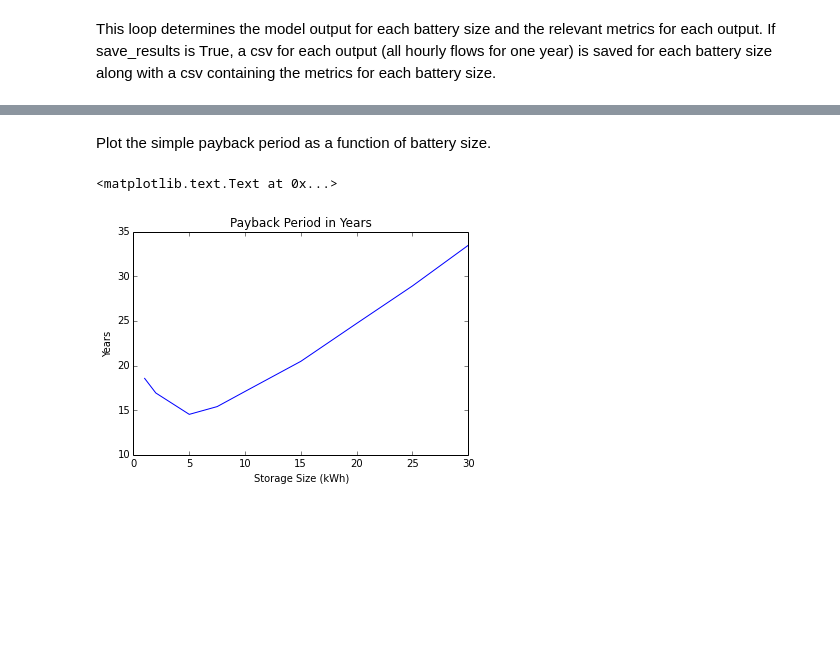
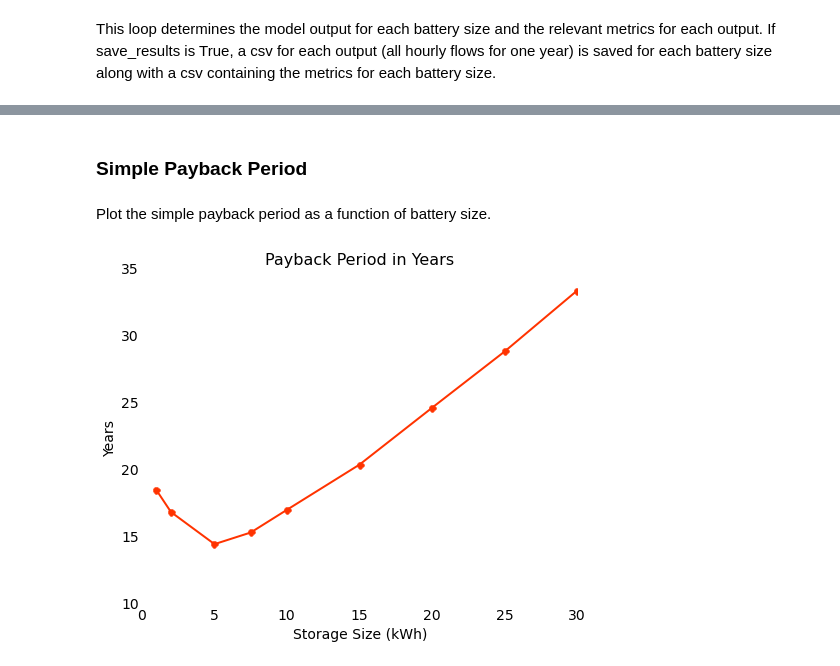
Before and after one commit to CoryVegan/demandside_storage, a Jupyter notebook: analysis.ipynb, the cells around one changed output, grey strips where cells are left out. Drawn from its saved outputs; the diff is of its cells as text; code cells hidden in the pictures; blank space fills up the shorter version.

Commit message:
complete bat size analysis

```diff
--- a/analysis.ipynb
+++ b/analysis.ipynb
@@ -57,7 +66,8 @@ max_dod = .2
 # %% [markdown]
 This loop determines the model output for each battery size and the relevant metrics for each output.  If save_results is True, a csv for each output (all hourly flows for one year) is saved for each battery size along with a csv containing the metrics for each battery size.
 # %%
-save_results = True
+save_results = False
+
 t0 = time.time()
 
 for i, bat_size in enumerate(battery_sizes):
@@ -94,10 +104,11 @@ for i, bat_size in enumerate(battery_sizes):
     all_metrics['Peak kWh Shaved'][bat_size] = metrics['Peak kWh Shaved']
     all_metrics['% Peak kWh Shaved'][bat_size] = metrics['% Peak kWh Shaved']
     all_metrics['PBP'][bat_size] = metrics['PBP']
+    all_metrics['Annual Savings'][bat_size] = metrics['Annual Savings']
+    all_metrics['% Annual Cost Savings'][bat_size] = metrics['% Annual Cost Savings']
 
 if save_results == True: all_metrics.to_csv('results/storage_size/all_metrics_storage_size.csv')
 
 t1 = time.time()
-
 print 'Time for model run:',round(t1-t0,1),'s'
 # %% [output]
@@ -105,10 +127,36 @@ Time for model run: 151.1 s
+# %% [markdown]
+### Simple Payback Period
 # %% [markdown]
 Plot the simple payback period as a function of battery size.
-# %%
-all_metrics['PBP'].plot(grid='off')
-title('Payback Period in Years')
-xlabel('Storage Size (kWh)')
-ylabel('Years')
-# %% [output]
-<matplotlib.text.Text at 0x...>
-[figure, removed]
+# %%
+save_fig = True
+
+a = 6.
+fig = plt.figure(figsize=[1.3*a,a])
+ax = subplot(111)
+
+# turn off square border around plot
+ax.spines["top"].set_visible(False)
+ax.spines["bottom"].set_visible(False)
+ax.spines["right"].set_visible(False)
+ax.spines["left"].set_visible(False)
+
+# ensure only ticks on bottom and left, not top and right (unnecessary)
+#ax.get_xaxis().tick_bottom()
+#ax.get_yaxis().tick_left()
+
+all_metrics['PBP'].plot(grid='off',color='#FF3300',linewidth=2,marker='.',markersize=14)
+title('Payback Period in Years',fontsize=16)
+xlabel('Storage Size (kWh)',fontsize=14)
+xticks(fontsize=14)
+yticks(fontsize=14)
+
+# turn off tick marks
+plt.tick_params(axis="both", which="both", bottom="off", top="off",
+                labelbottom="on", left="off", right="off", labelleft="on")
+
+ylabel('Years',fontsize=14)
+
+if save_fig == True: fig.savefig('results/storage_size/PBP.png',bbox_inches='tight')
+# %% [output]
+[figure, added]
```
Also changed, not shown: parts of 19 cells of this notebook, 8 other files.
